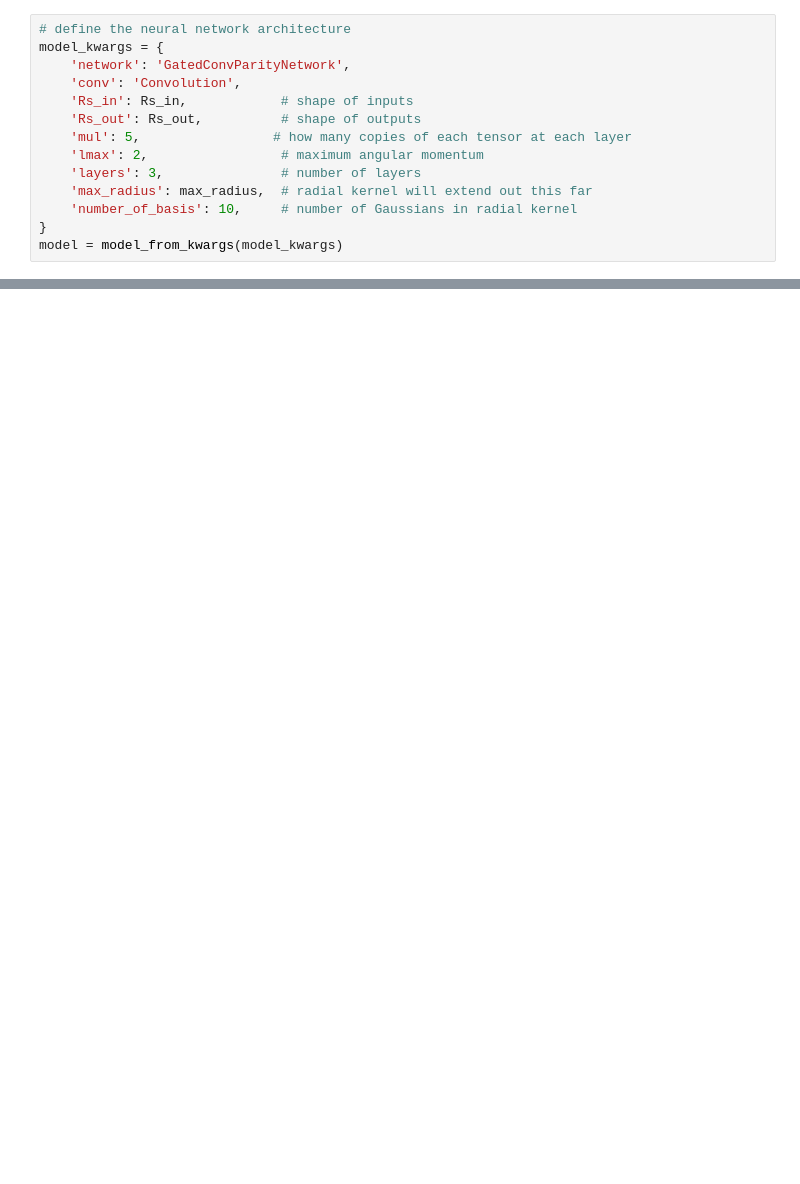
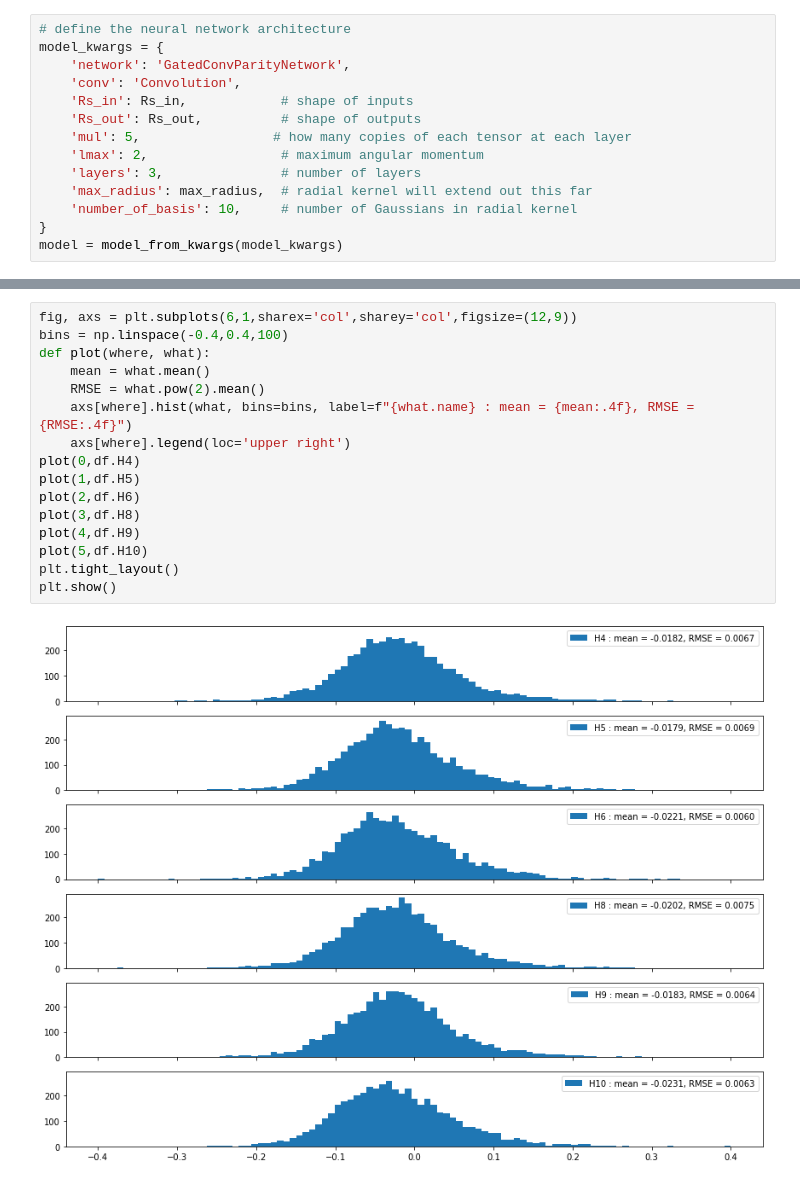
Before and after one commit to mister-bailey/solvent, a Jupyter notebook: training/acetone eugene.ipynb, the cells around one changed output, grey strips where cells are left out. Saved outputs shown, nothing was run; the diff lists cells and outputs as text; blank space fills up the shorter version.

```diff
--- a/training/acetone eugene.ipynb
+++ b/training/acetone eugene.ipynb
@@ -250,0 +323,18 @@ KeyboardInterrupt:
+# %%
+fig, axs = plt.subplots(6,1,sharex='col',sharey='col',figsize=(12,9))
+bins = np.linspace(-0.4,0.4,100)
+def plot(where, what):
+    mean = what.mean()
+    RMSE = what.pow(2).mean()
+    axs[where].hist(what, bins=bins, label=f"{what.name} : mean = {mean:.4f}, RMSE = {RMSE:.4f}")
+    axs[where].legend(loc='upper right')
+plot(0,df.H4)
+plot(1,df.H5)
+plot(2,df.H6)
+plot(3,df.H8)
+plot(4,df.H9)
+plot(5,df.H10)
+plt.tight_layout()
+plt.show()
+# %% [output]
+[figure, added]
```
Also changed, not shown: parts of 17 cells of this notebook, 1 other file.
